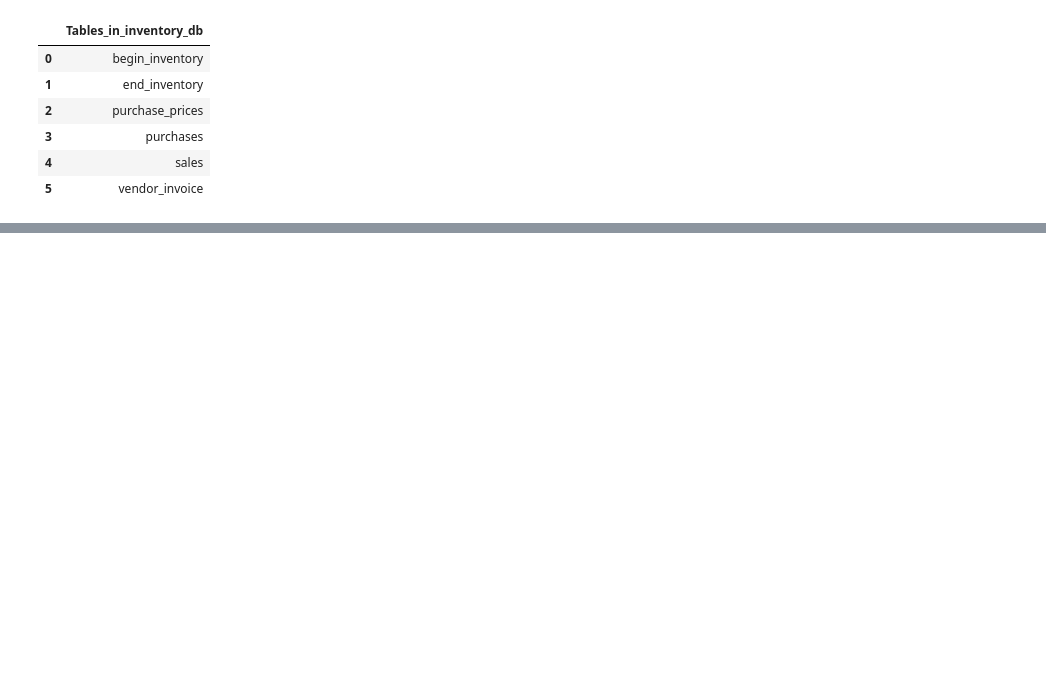
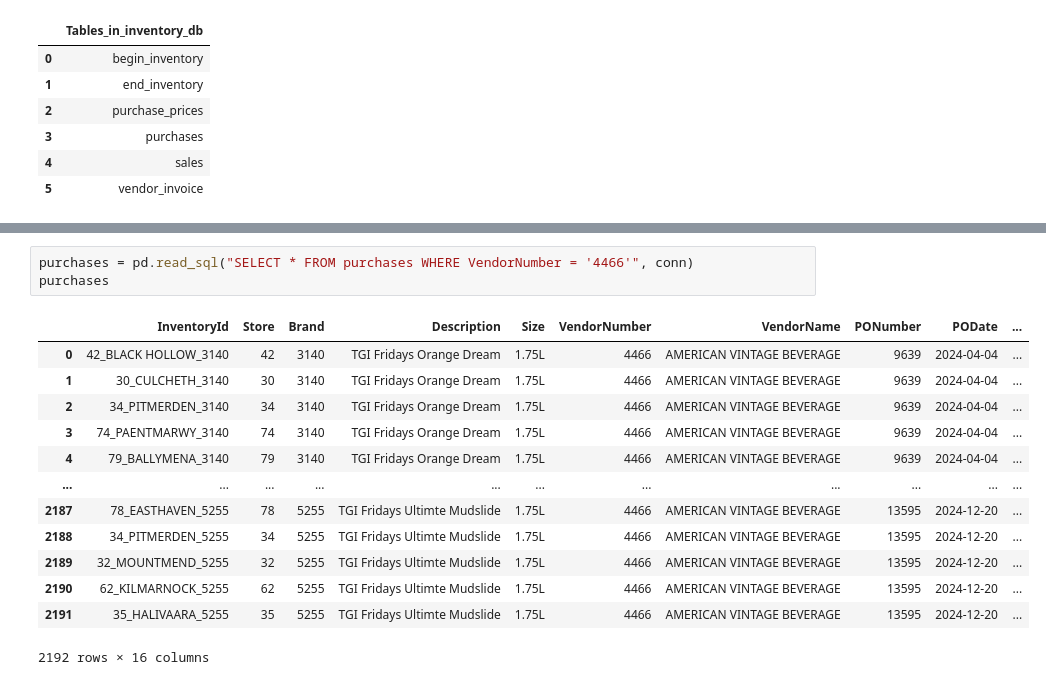
Before and after one commit to Anubhav-100/Vendor-Performance-Analysis, a Jupyter notebook: EDA.ipynb, the cells around one changed output, grey strips where cells are left out. Drawn from its saved outputs; the diff is of its cells as text; blank space fills up the shorter version.

```diff
--- a/EDA.ipynb
+++ b/EDA.ipynb
@@ -33,0 +84,17 @@ tables
+# %%
+purchases = pd.read_sql("SELECT * FROM purchases WHERE VendorNumber = '4466'", conn)
+purchases
+# %% [output]
+|  | InventoryId | Store | Brand | Description | Size | VendorNumber | VendorName | PONumber | PODate | ... |
+| 0 | 42_BLACK HOLLOW_3140 | 42 | 3140 | TGI Fridays Orange Dream | 1.75L | 4466 | AMERICAN VINTAGE BEVERAGE | 9639 | 2024-04-04 | ... |
+| 1 | 30_CULCHETH_3140 | 30 | 3140 | TGI Fridays Orange Dream | 1.75L | 4466 | AMERICAN VINTAGE BEVERAGE | 9639 | 2024-04-04 | ... |
+| 2 | 34_PITMERDEN_3140 | 34 | 3140 | TGI Fridays Orange Dream | 1.75L | 4466 | AMERICAN VINTAGE BEVERAGE | 9639 | 2024-04-04 | ... |
+| 3 | 74_PAENTMARWY_3140 | 74 | 3140 | TGI Fridays Orange Dream | 1.75L | 4466 | AMERICAN VINTAGE BEVERAGE | 9639 | 2024-04-04 | ... |
+| 4 | 79_BALLYMENA_3140 | 79 | 3140 | TGI Fridays Orange Dream | 1.75L | 4466 | AMERICAN VINTAGE BEVERAGE | 9639 | 2024-04-04 | ... |
+| ... | ... | ... | ... | ... | ... | ... | ... | ... | ... | ... |
+| 2187 | 78_EASTHAVEN_5255 | 78 | 5255 | TGI Fridays Ultimte Mudslide | 1.75L | 4466 | AMERICAN VINTAGE BEVERAGE | 13595 | 2024-12-20 | ... |
+| 2188 | 34_PITMERDEN_5255 | 34 | 5255 | TGI Fridays Ultimte Mudslide | 1.75L | 4466 | AMERICAN VINTAGE BEVERAGE | 13595 | 2024-12-20 | ... |
+| 2189 | 32_MOUNTMEND_5255 | 32 | 5255 | TGI Fridays Ultimte Mudslide | 1.75L | 4466 | AMERICAN VINTAGE BEVERAGE | 13595 | 2024-12-20 | ... |
+| 2190 | 62_KILMARNOCK_5255 | 62 | 5255 | TGI Fridays Ultimte Mudslide | 1.75L | 4466 | AMERICAN VINTAGE BEVERAGE | 13595 | 2024-12-20 | ... |
+| 2191 | 35_HALIVAARA_5255 | 35 | 5255 | TGI Fridays Ultimte Mudslide | 1.75L | 4466 | AMERICAN VINTAGE BEVERAGE | 13595 | 2024-12-20 | ... |
+2192 rows × 16 columns
```
Also changed, not shown: parts of 41 cells of this notebook, 4 other files.
